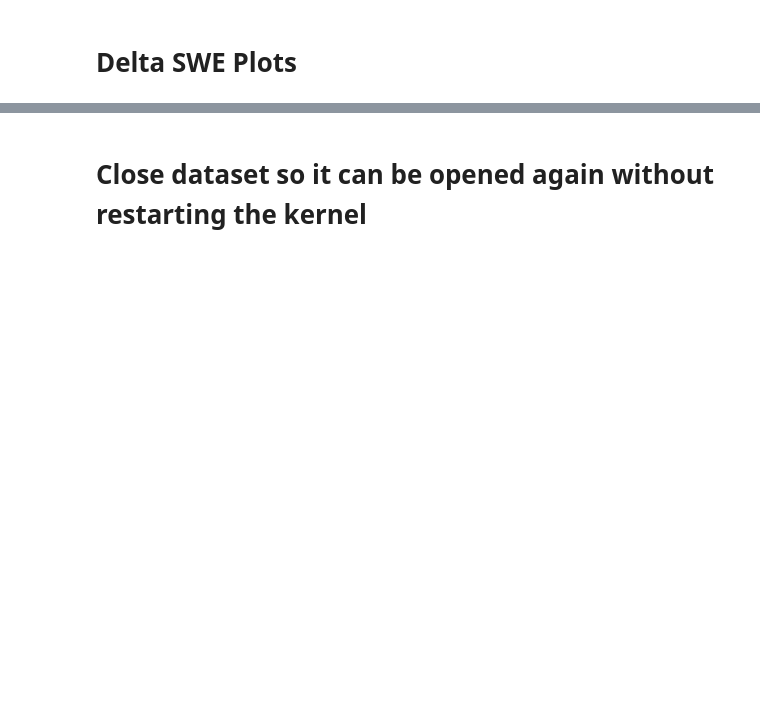
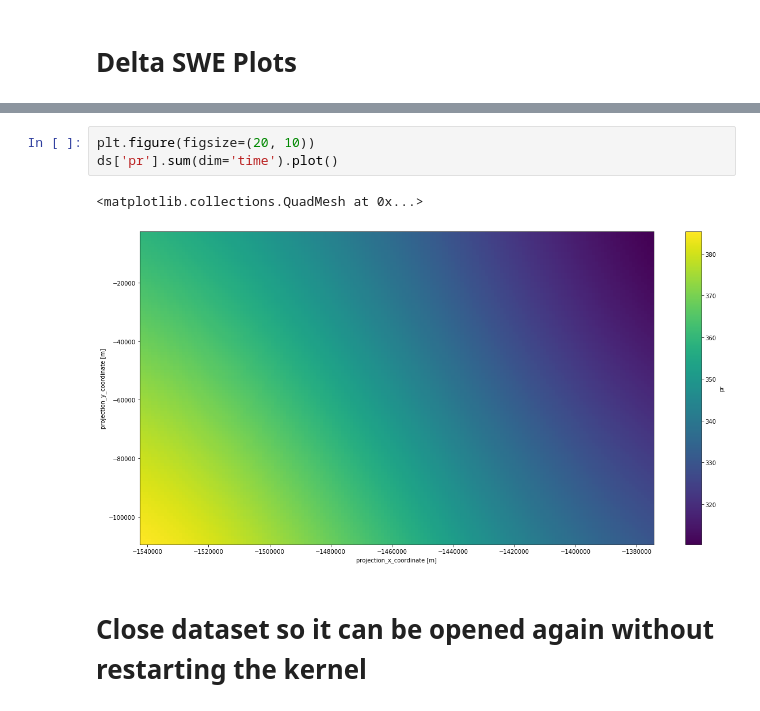
Before and after one commit to EricKeenan/SNOWPACK_WAIS, a Jupyter notebook: analysis/inspect_grid.ipynb, the cells around one changed output, grey strips where cells are left out. Cells and saved outputs as stored; diff of their text form; blank space fills up the shorter version.

```diff
--- a/analysis/inspect_grid.ipynb
+++ b/analysis/inspect_grid.ipynb
@@ -149,3 +157,9 @@ Coordinates:
+# %%
+plt.figure(figsize=(20, 10))
+ds['pr'].sum(dim='time').plot()
+# %% [output]
+<matplotlib.collections.QuadMesh at 0x...>
+[figure, added]
 # %% [markdown]
 # Close dataset so it can be opened again without restarting the kernel
 # %%
```
Also changed, not shown: parts of 9 cells of this notebook, 21 other files.
